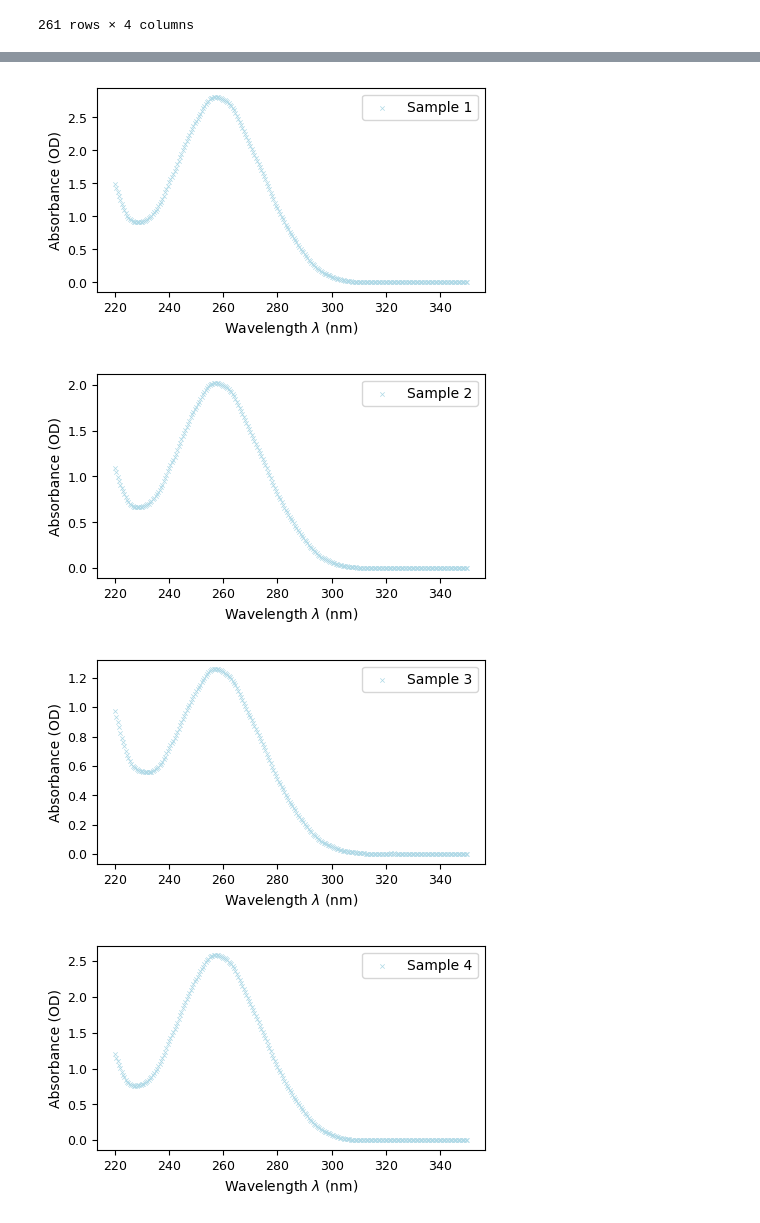
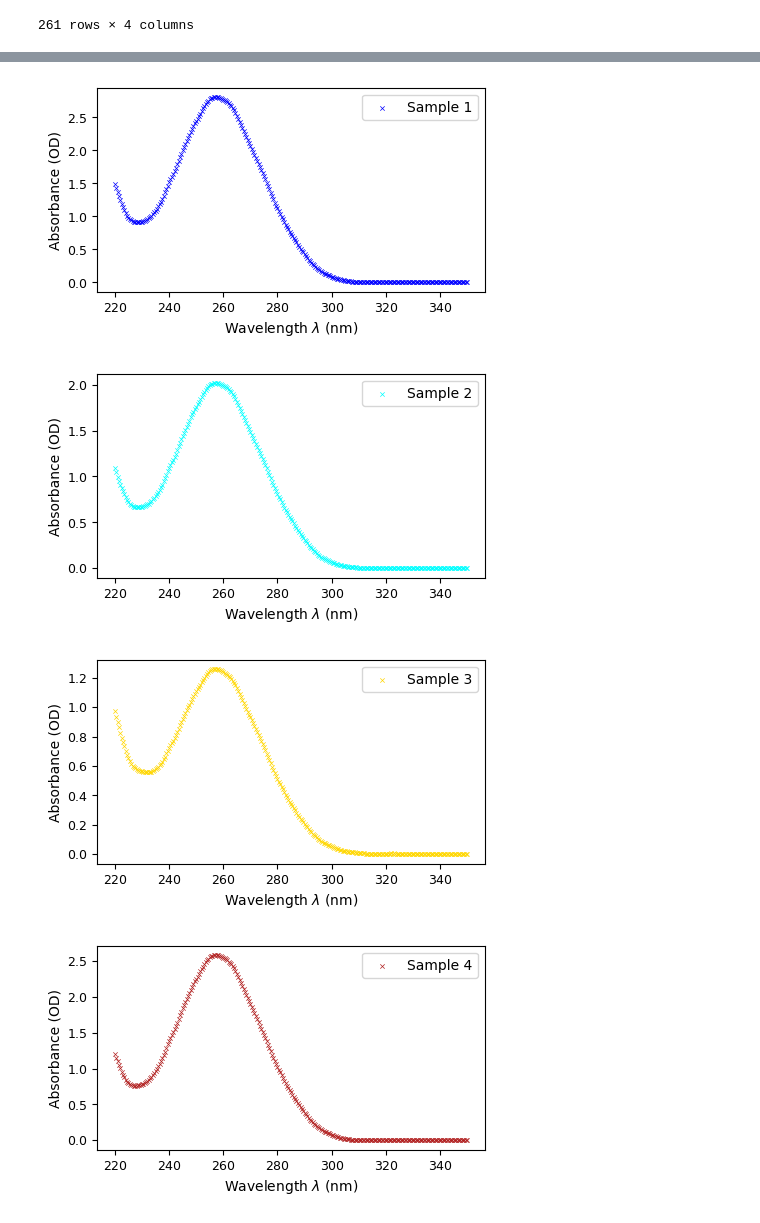
Before and after one commit to BoernerLab/blab_analysis, a Jupyter notebook: divices_example.ipynb, the cells around one changed output, grey strips where cells are left out. Cells and saved outputs as stored; diff of their text form; code cells hidden in the pictures.

```diff
--- a/divices_example.ipynb
+++ b/divices_example.ipynb
@@ -405,7 +595,7 @@ As you can see, these functions print out some information concerning the calcul
 # %%
-test_nano = blab.Nanodrop("C:/Users/reuss/Documents/GitHub/Visual_FRET/src/nanodrop_data/RNA_BK_12_06_23_E2.tsv")
-whole_data = test_nano.working_df
-whole_data
+data_nano = blab.Nanodrop(file_path="src/nanodrop_data/RNA_BK_12_06_23_E2.tsv")
+whole_nano = data_nano.working_df
+whole_nano
 # %% [output]
 |  | sample | wavelength (nm) | absorbance | date_time |
 | 0 | Sample 1 | 220.0 | 1.495 | 6/12/2023 2:04 PM |
@@ -448,11 +646,10 @@ sample1
 # %%
-plot_1 = test_nano.plot_sample("Sample 1", color="lightblue")
-plot_2 = test_nano.plot_sample("Sample 2", color="lightblue")
-plot_3 = test_nano.plot_sample("Sample 3", color="lightblue")
-plot_4 = test_nano.plot_sample("Sample 4", color="lightblue")
-#plot_1.savefig("nano_plot.png", dpi=300, bbox_inches = 'tight')
+plot_1 = data_nano.plot_sample("Sample 1", color="blue")
+plot_2 = data_nano.plot_sample("Sample 2", color="cyan")
+plot_3 = data_nano.plot_sample("Sample 3", color="gold")
+plot_4 = data_nano.plot_sample("Sample 4", color="firebrick")
 # %% [output]
-[figure, old version]
+[figure, new version]
-[figure, old version]
+[figure, new version]
-[figure, old version]
+[figure, new version]
-[figure, old version]
+[figure, new version]
```
Also changed, not shown: parts of 42 cells of this notebook, 3 other files.
